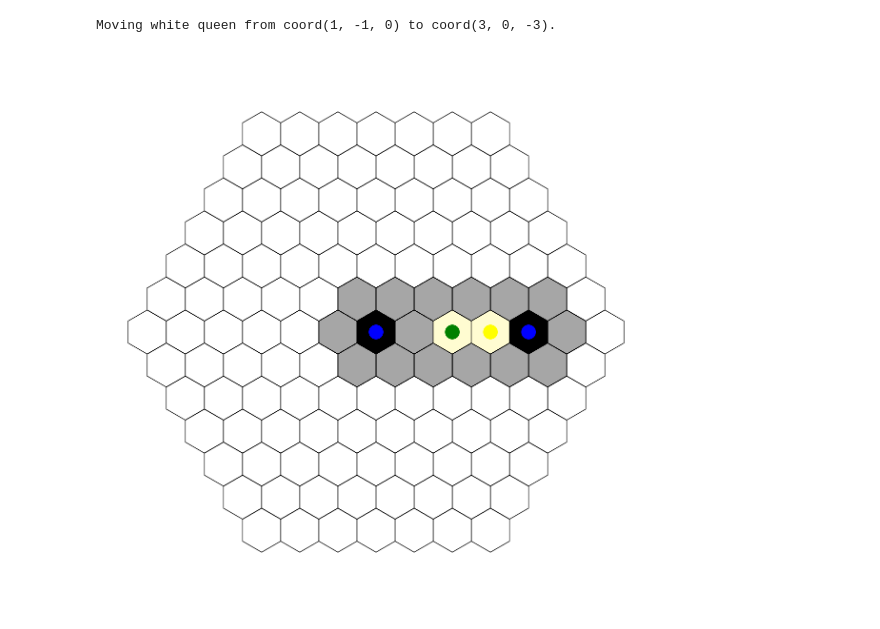
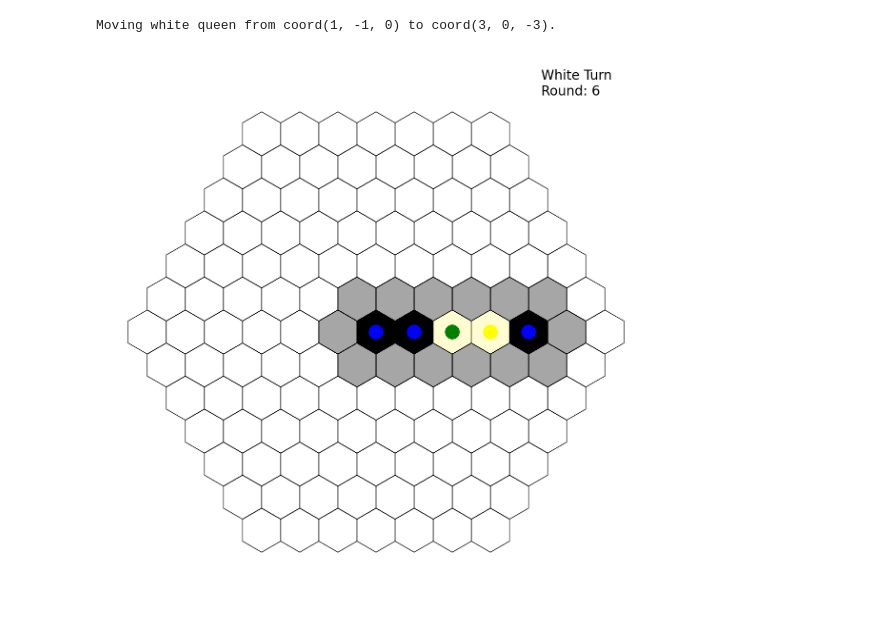
Before and after one commit to otheiner/hive_game, a Jupyter notebook: development_notebook.ipynb, the cells around one changed output. Saved outputs shown, nothing was run; the diff lists cells and outputs as text; code cells hidden in the pictures.

Commit message:
Introducing texttures and separated ui and matplotlibgui

```diff
--- a/development_notebook.ipynb
+++ b/development_notebook.ipynb
@@ -2,7 +2,9 @@
 import importlib
 import sys
 
-from src.cell import CubeCoordinates
+#from src.ui import MatplotlibGUI
+#TODO this should be GridCoordinates - I have no idea why this works :) -> Change it properly
+from src.cell import GridCoordinates
 
 sys.path.append("src")
 
@@ -10,17 +12,17 @@ import board
 import cell
 import piece
 import game_engine
-import GUI
+import ui
 importlib.reload(board)
 importlib.reload(cell)
 importlib.reload(piece)
 importlib.reload(game_engine)
-importlib.reload(GUI)
+importlib.reload(ui)
 from board import Board
 from cell import Cell
 from piece import Piece, Ant, Queen, Spider, Grasshopper, Beetle
 from game_engine import Game
-from GUI import GUI
+from ui import UI, MatplotlibGUI
 from cell import Cell, GridCoordinates
 
 
@@ -29,37 +31,38 @@ cell_size_t = 1
 canvas_size_t = 25
 
 g = Game(board_halfwidth_t)
-ui = GUI(g, cell_size=cell_size_t, canvas_size=canvas_size_t)
+ui = MatplotlibGUI(g, cell_size=cell_size_t, canvas_size_x=canvas_size_t, canvas_size_y=canvas_size_t)
 
 c1 = GridCoordinates(0,0)
 c2 = GridCoordinates(1,+0)
 c3 = GridCoordinates(2,0,- 2)
 c4 = GridCoordinates(1,-1,0)
 c5 = GridCoordinates(3,-1,-2)
 c6 = GridCoordinates(3,0,-3)
 c7 = GridCoordinates(4,0,-4)
 
 ant1=Ant(Piece.PieceColour.BLACK)
 ant2=Ant(Piece.PieceColour.BLACK)
 ant3=Ant(Piece.PieceColour.BLACK)
 grasshopper1=Grasshopper(Piece.PieceColour.WHITE)
 queen=Queen(Piece.PieceColour.WHITE)
 
 ui.place_piece(c1,ant1)
-#ui.place_piece(c2,ant2)
+ui.place_piece(c2,ant2)
 ui.place_piece(c3,grasshopper1)
 ui.place_piece(c4,queen)
 ui.place_piece(c7,ant3)
 
 ui.move_piece(c4,c6,queen)
 ui.draw_outer_border()
 
 ui.draw_board()
+ui.draw_stats()
 ui.show_canvas()
 
 print(f"Valid game state: {g.is_valid_state()}")
 #TODO This is not correct - problem with piece comparison (probably comparing different objects)
 print(f"Move is legal: {g.is_move_legal(c1,c6,ant2)}")
 # %% [output]
 Moving white queen from coord(1, -1, 0) to coord(3, 0, -3).
-[figure, old version]
+[figure, new version]
```
Also changed, not shown: parts of 1 cell of this notebook, 7 other files.
